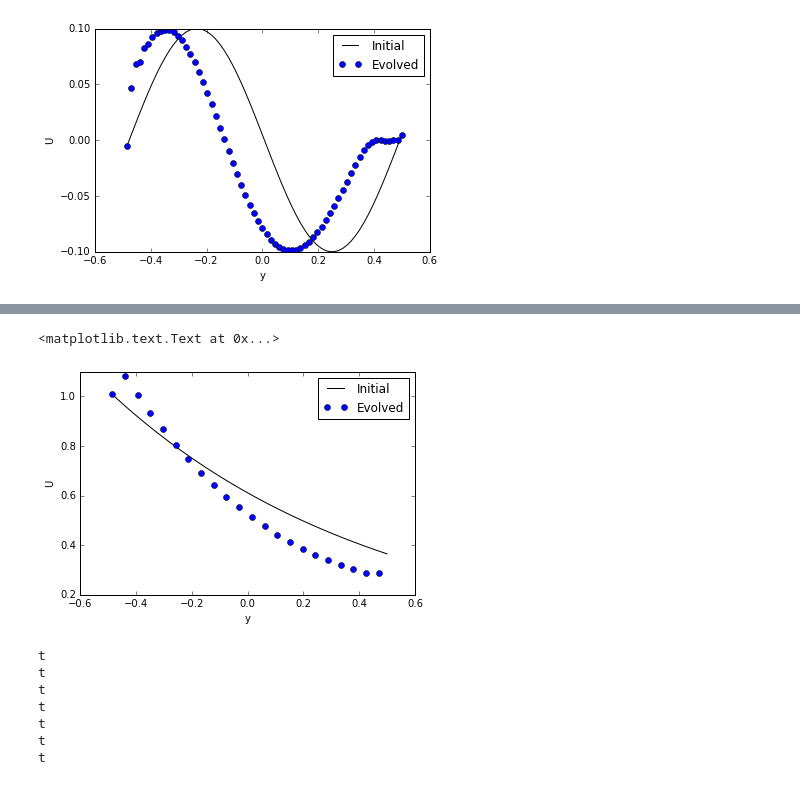
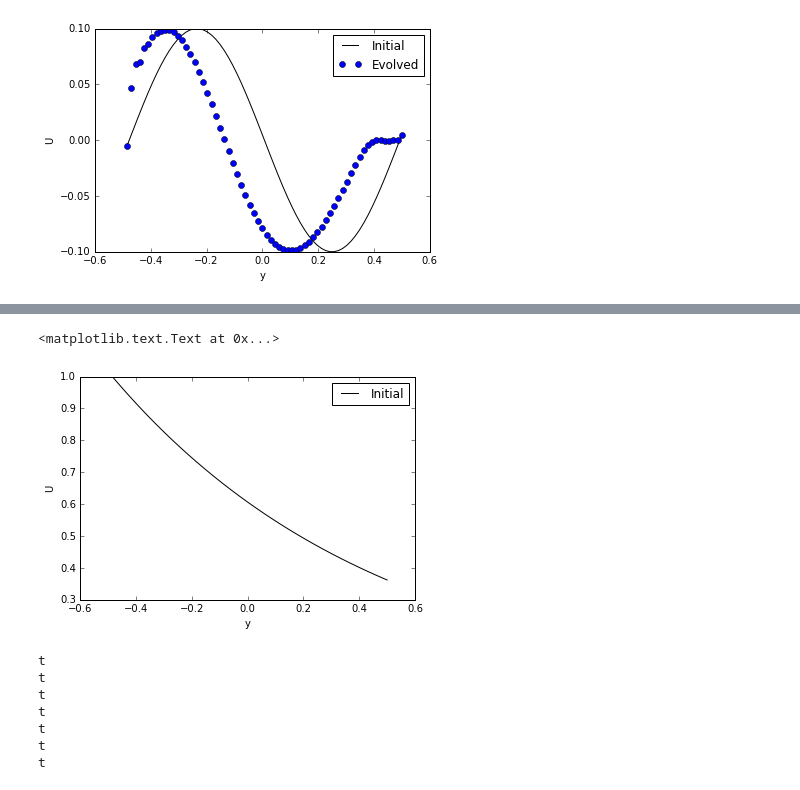
Before and after one commit to DSeligman/MAELSTROM2D, a Jupyter notebook: 1dSHEARFLOW_plots.ipynb, the cells around one changed output, grey strips where cells are left out. Cells and saved outputs as stored; diff of their text form; code cells hidden in the pictures.

```diff
--- a/1dSHEARFLOW_plots.ipynb
+++ b/1dSHEARFLOW_plots.ipynb
@@ -178,12 +189,12 @@ ylabel('U')
 # %%
 plot(xl,dno0.T[:,nx/2],'k',label='Initial')
-plot(xl[::3],dno.T[::3,nx/2],'bo',label = 'Evolved')
+#plot(xl[::3],dno.T[::3,nx/2],'bo',label = 'Evolved')
 legend()
 xlabel('y')
 ylabel('U')
 # %% [output]
 <matplotlib.text.Text at 0x...>
-[figure, old version]
+[figure, new version]
 # %%
 #now set up the evolution plots
 alpha1=.1
```
Also changed, not shown: parts of 4 cells of this notebook, 19 other files.
